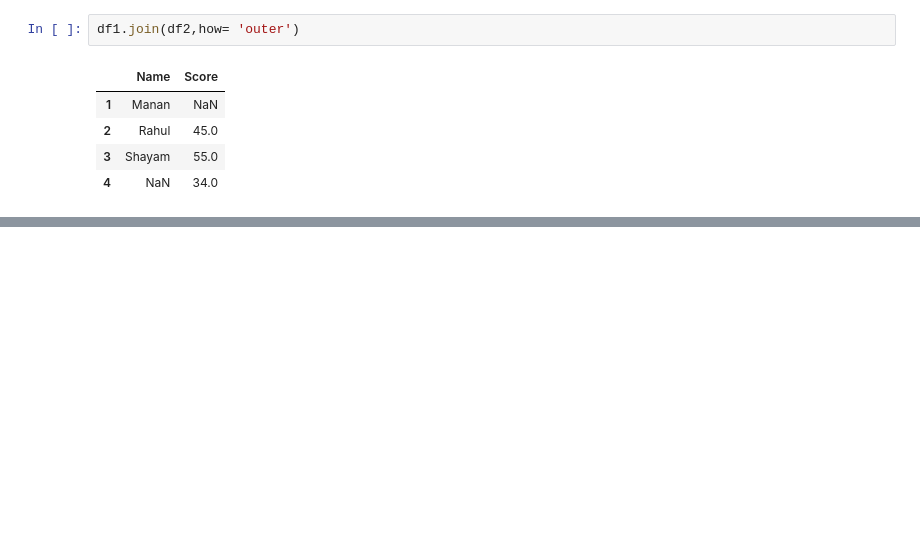
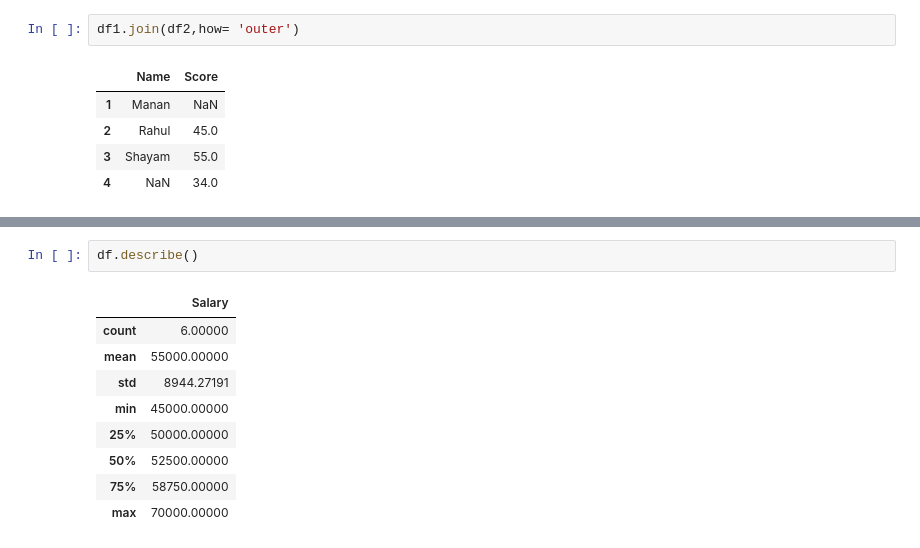
Before and after one commit to MananGupta089/DSA-learning, a Jupyter notebook: pandas.ipynb, the cells around one changed output, grey strips where cells are left out. Saved outputs shown, nothing was run; the diff lists cells and outputs as text; blank space fills up the shorter version.

```diff
--- a/pandas.ipynb
+++ b/pandas.ipynb
@@ -327,0 +488,12 @@ df1.join(df2,how= 'outer')
+# %%
+df.describe()
+# %% [output]
+|  | Salary |
+| count | 6.00000 |
+| mean | 55000.00000 |
+| std | 8944.27191 |
+| min | 45000.00000 |
+| 25% | 50000.00000 |
+| 50% | 52500.00000 |
+| 75% | 58750.00000 |
+| max | 70000.00000 |
```
Also changed, not shown: parts of 22 cells of this notebook, 4 other files.
